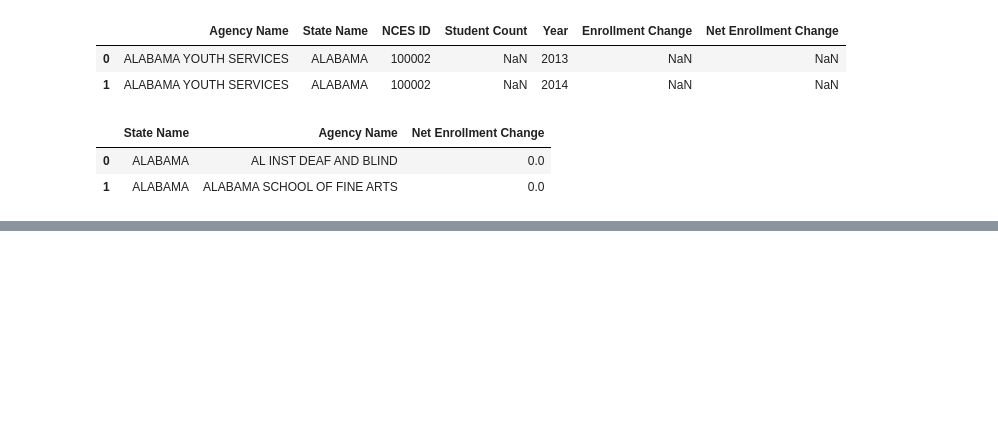
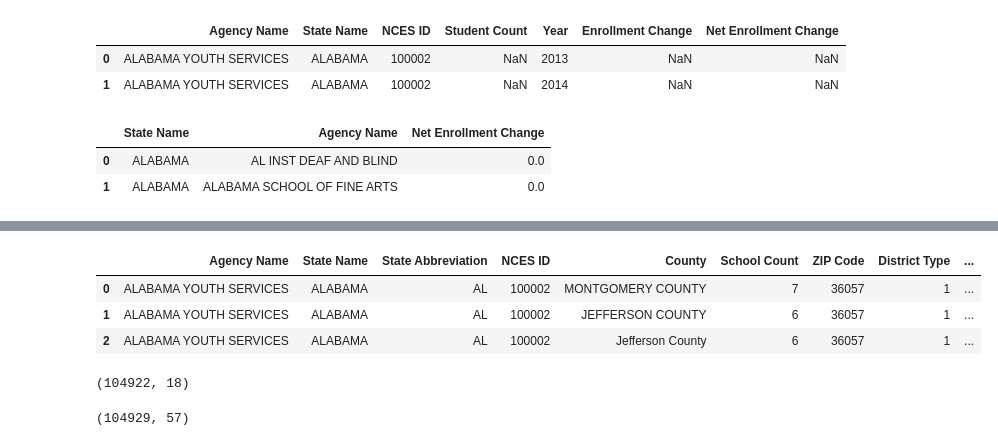
Before and after one commit to caitbrown12/NSS_Capstone, a Jupyter notebook: notebook/NCES_Enrollment_Data_2.ipynb, the cells around one changed output, grey strips where cells are left out. Cells and saved outputs as stored; diff of their text form; code cells hidden in the pictures; blank space fills up the shorter version.

```diff
--- a/notebook/NCES_Enrollment_Data_2.ipynb
+++ b/notebook/NCES_Enrollment_Data_2.ipynb
@@ -91,0 +156,17 @@ netchangedist.head(2)
+# %%
+netandlocal.rename(columns={'Agency me':'Agency Name', 'State me':'State Name', 'Student Count_net':'Student Count'}, inplace=True)
+netandlocal.head(3)
+# %% [output]
+|  | Agency Name | State Name | State Abbreviation | NCES ID | County | School Count | ZIP Code | District Type | ... |
+| 0 | ALABAMA YOUTH SERVICES | ALABAMA | AL | 100002 | MONTGOMERY COUNTY | 7 | 36057 | 1 | ... |
+| 1 | ALABAMA YOUTH SERVICES | ALABAMA | AL | 100002 | JEFFERSON COUNTY | 6 | 36057 | 1 | ... |
+| 2 | ALABAMA YOUTH SERVICES | ALABAMA | AL | 100002 | Jefferson County | 6 | 36057 | 1 | ... |
+# %%
+netandlocal.shape
+# %% [output]
+(104922, 18)
+# %%
+netfunding = netandlocal.merge(ecs, on='State Name', how='outer', suffixes=('_net', '_ecs'))
+netfunding.shape
+# %% [output]
+(104929, 57)
```
Also changed, not shown: parts of 17 cells of this notebook.
